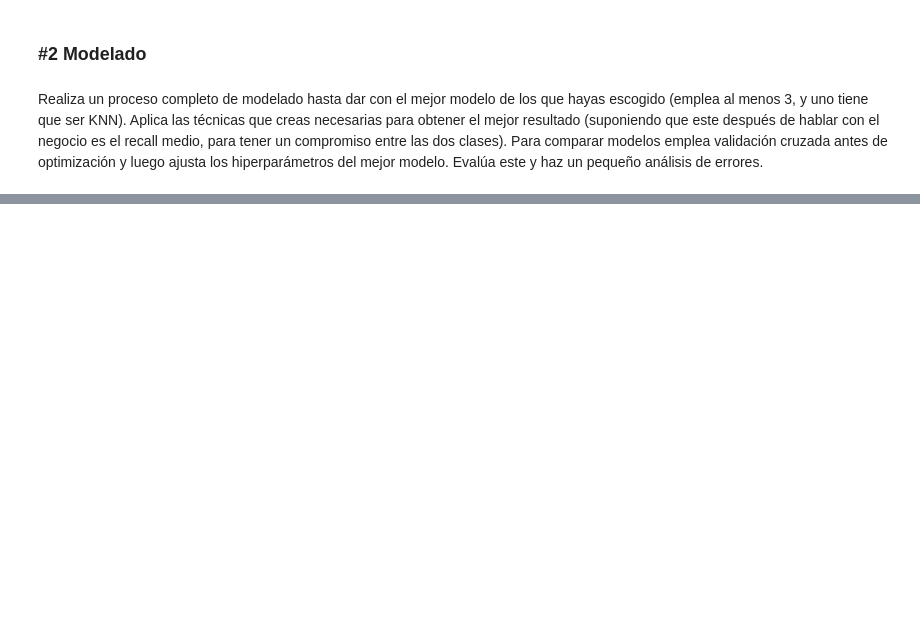
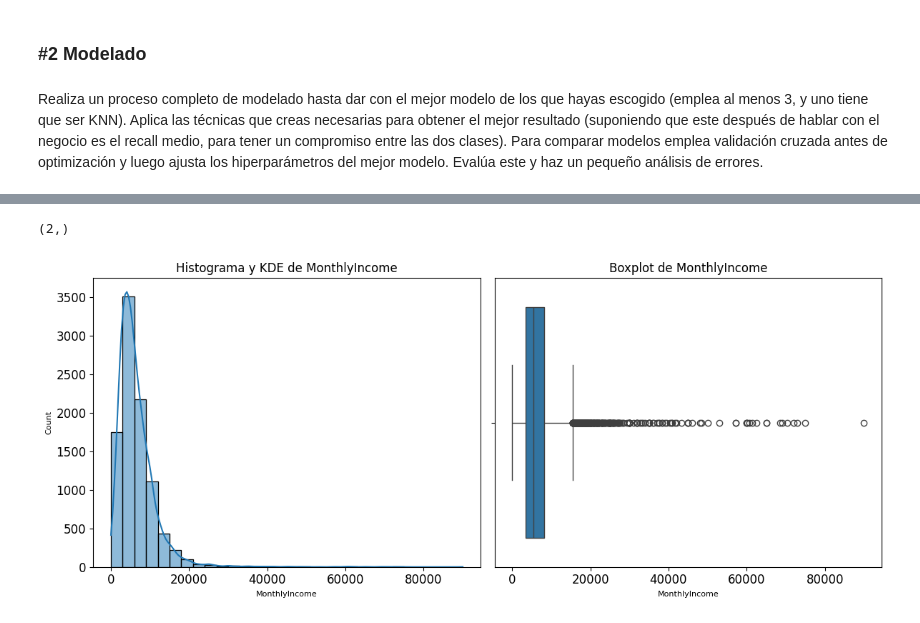
Before and after one commit to AQuindimil/DS-Online_AQR, a Jupyter notebook: 04_Machine_Learning/Sprint_12/Unidad_01_ML_Supervisado_Otros_Modelos/03_Practica_Obligatoria/18_Practica_Obligatoria_Supervisado_Otros_Modelos.ipynb, the cells around one changed output, grey strips where cells are left out. Cells and saved outputs as stored; diff of their text form; code cells hidden in the pictures; blank space fills up the shorter version.

```diff
--- a/04_Machine_Learning/Sprint_12/Unidad_01_ML_Supervisado_Otros_Modelos/03_Practica_Obligatoria/18_Practica_Obligatoria_Supervisado_Otros_Modelos.ipynb
+++ b/04_Machine_Learning/Sprint_12/Unidad_01_ML_Supervisado_Otros_Modelos/03_Practica_Obligatoria/18_Practica_Obligatoria_Supervisado_Otros_Modelos.ipynb
@@ -126,0 +284,6 @@ Realiza un proceso completo de modelado hasta dar con el mejor modelo de los que
+# %%
+#Salarios por debajo de 100000:
+bt.plot_combined_graphs(train_set[train_set[mi] < 100000], columns=[mi], bins=30)
+# %% [output]
+(2,)
+[figure, added]
```
Also changed, not shown: parts of 61 cells of this notebook, 3 other files.
